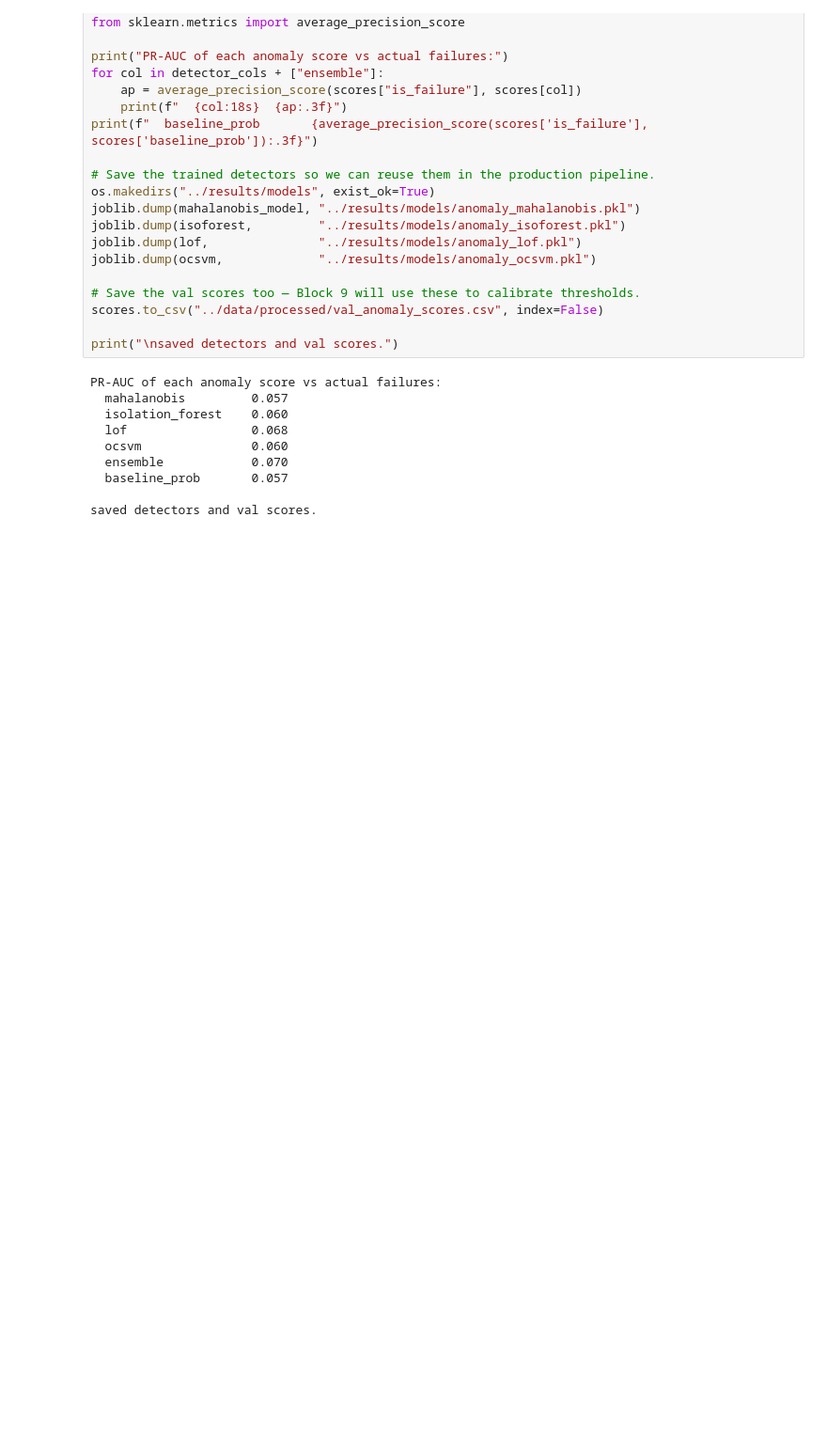
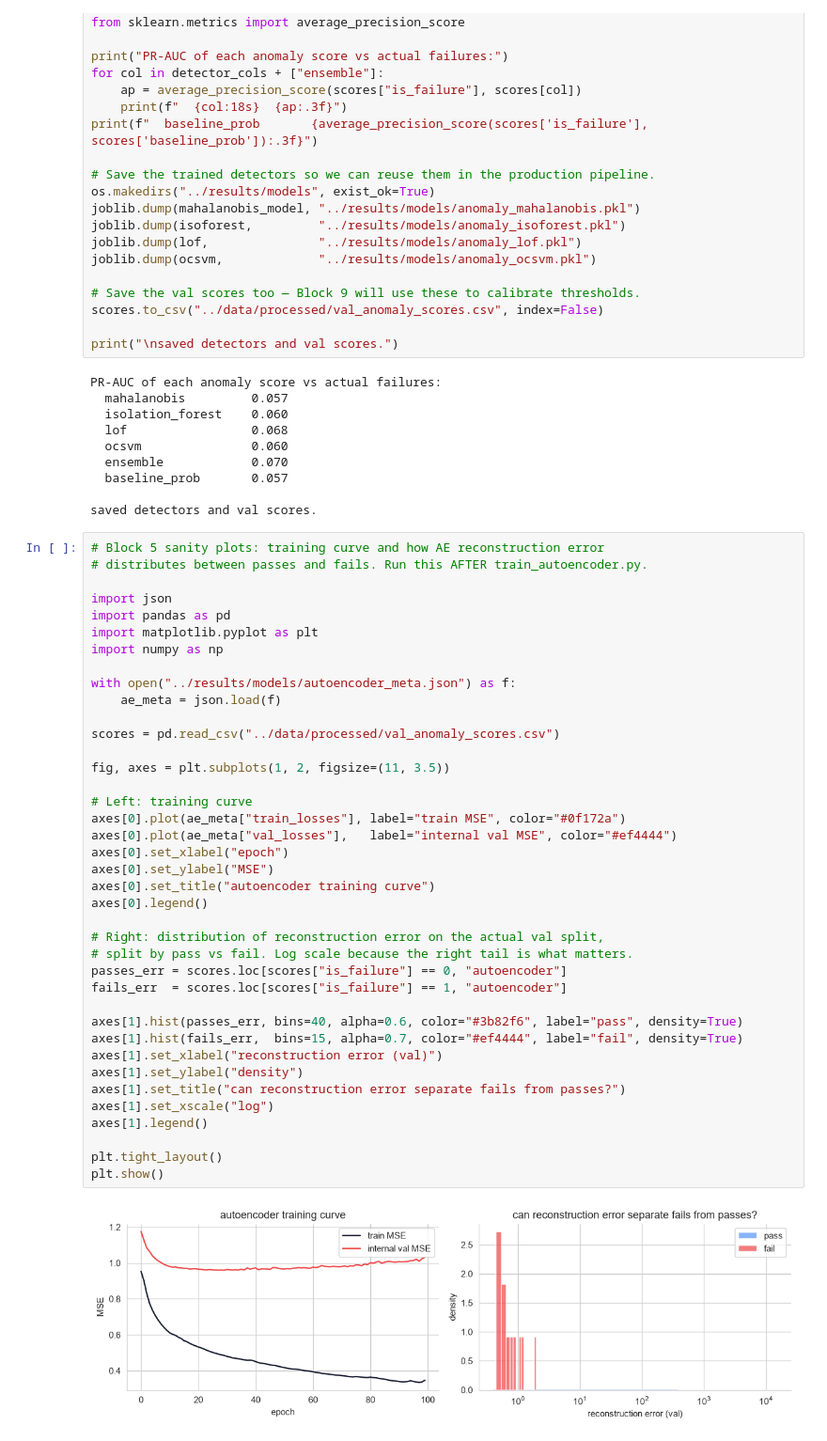
Before and after one commit to daniel-massoud/semiguard, a Jupyter notebook: notebooks/02_classical_anomaly.ipynb, the cells around one changed output. Shown at 94% size. Cells and saved outputs as stored; diff of their text form; blank space fills up the shorter version.

Commit message:
Block 5: autoencoder reconstruction-error anomaly detector

```diff
--- a/notebooks/02_classical_anomaly.ipynb
+++ b/notebooks/02_classical_anomaly.ipynb
@@ -251,3 +251,44 @@ PR-AUC of each anomaly score vs actual failures:
   baseline_prob       0.057
 
 saved detectors and val scores.
+# %%
+# Block 5 sanity plots: training curve and how AE reconstruction error
+# distributes between passes and fails. Run this AFTER train_autoencoder.py.
+
+import json
+import pandas as pd
+import matplotlib.pyplot as plt
+import numpy as np
+
+with open("../results/models/autoencoder_meta.json") as f:
+    ae_meta = json.load(f)
+
+scores = pd.read_csv("../data/processed/val_anomaly_scores.csv")
+
+fig, axes = plt.subplots(1, 2, figsize=(11, 3.5))
+
+# Left: training curve
+axes[0].plot(ae_meta["train_losses"], label="train MSE", color="#0f172a")
+axes[0].plot(ae_meta["val_losses"],   label="internal val MSE", color="#ef4444")
+axes[0].set_xlabel("epoch")
+axes[0].set_ylabel("MSE")
+axes[0].set_title("autoencoder training curve")
+axes[0].legend()
+
+# Right: distribution of reconstruction error on the actual val split,
+# split by pass vs fail. Log scale because the right tail is what matters.
+passes_err = scores.loc[scores["is_failure"] == 0, "autoencoder"]
+fails_err  = scores.loc[scores["is_failure"] == 1, "autoencoder"]
+
+axes[1].hist(passes_err, bins=40, alpha=0.6, color="#3b82f6", label="pass", density=True)
+axes[1].hist(fails_err,  bins=15, alpha=0.7, color="#ef4444", label="fail", density=True)
+axes[1].set_xlabel("reconstruction error (val)")
+axes[1].set_ylabel("density")
+axes[1].set_title("can reconstruction error separate fails from passes?")
+axes[1].set_xscale("log")
+axes[1].legend()
+
+plt.tight_layout()
+plt.show()
+# %% [output]
+[figure, added]
```
Also changed, not shown: parts of 1 cell of this notebook, 4 other files.
